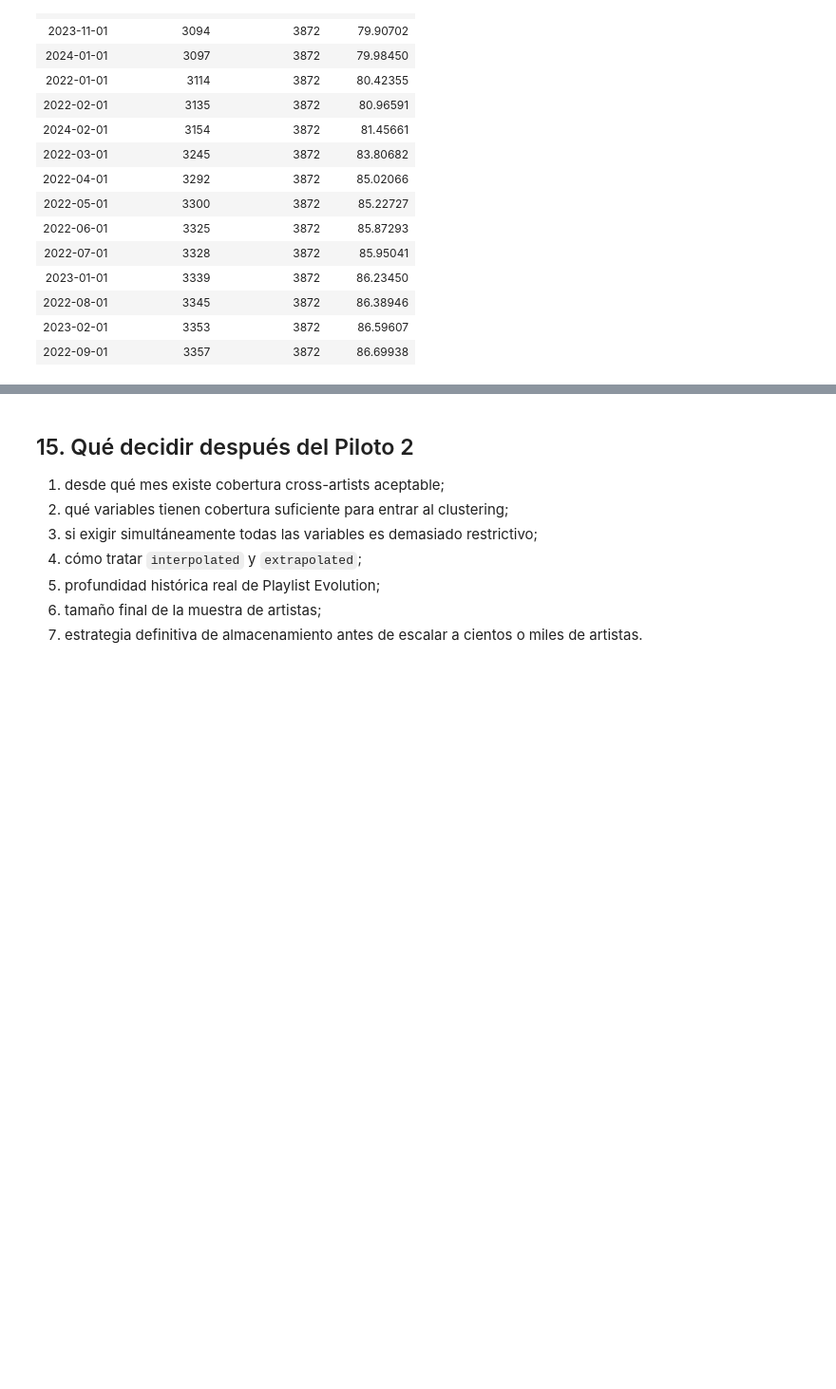
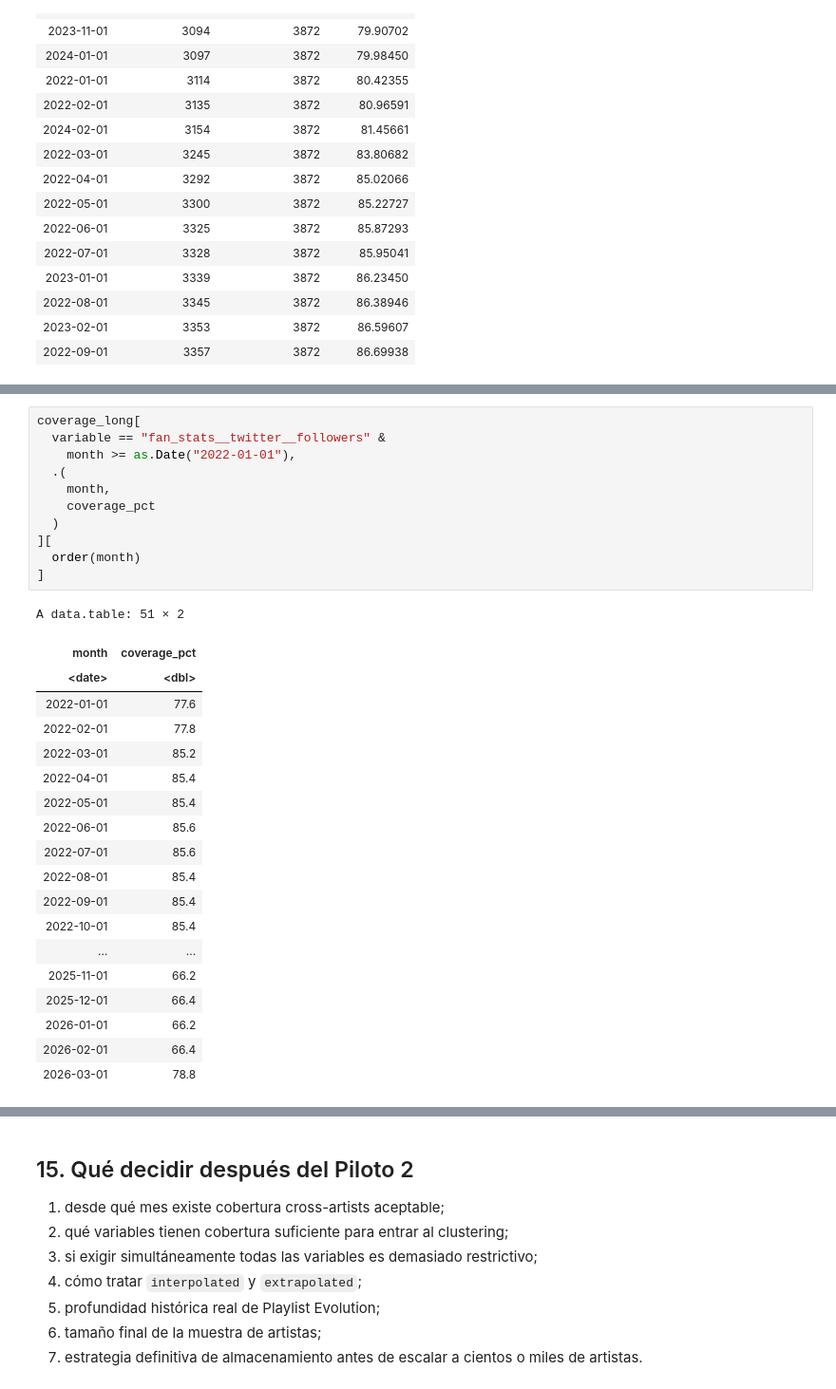
Before and after one commit to SilvanaBContreras/come_together_ST, a Jupyter notebook: chartmetric_pilotos_series_temporales_R.ipynb, the cells around one changed output, grey strips where cells are left out. Shown at 95% size. Cells and saved outputs as stored; diff of their text form; blank space fills up the shorter version.

```diff
--- a/chartmetric_pilotos_series_temporales_R.ipynb
+++ b/chartmetric_pilotos_series_temporales_R.ipynb
@@ -5345,0 +5619,31 @@ A data.table: 15 × 4
+# %%
+coverage_long[
+  variable == "fan_stats__twitter__followers" &
+    month >= as.Date("2022-01-01"),
+  .(
+    month,
+    coverage_pct
+  )
+][
+  order(month)
+]
+# %% [output]
+A data.table: 51 × 2
+| month | coverage_pct |
+| <date> | <dbl> |
+| 2022-01-01 | 77.6 |
+| 2022-02-01 | 77.8 |
+| 2022-03-01 | 85.2 |
+| 2022-04-01 | 85.4 |
+| 2022-05-01 | 85.4 |
+| 2022-06-01 | 85.6 |
+| 2022-07-01 | 85.6 |
+| 2022-08-01 | 85.4 |
+| 2022-09-01 | 85.4 |
+| 2022-10-01 | 85.4 |
+| ... | ... |
+| 2025-11-01 | 66.2 |
+| 2025-12-01 | 66.4 |
+| 2026-01-01 | 66.2 |
+| 2026-02-01 | 66.4 |
+| 2026-03-01 | 78.8 |
```
Also changed, not shown: parts of 49 cells of this notebook.
